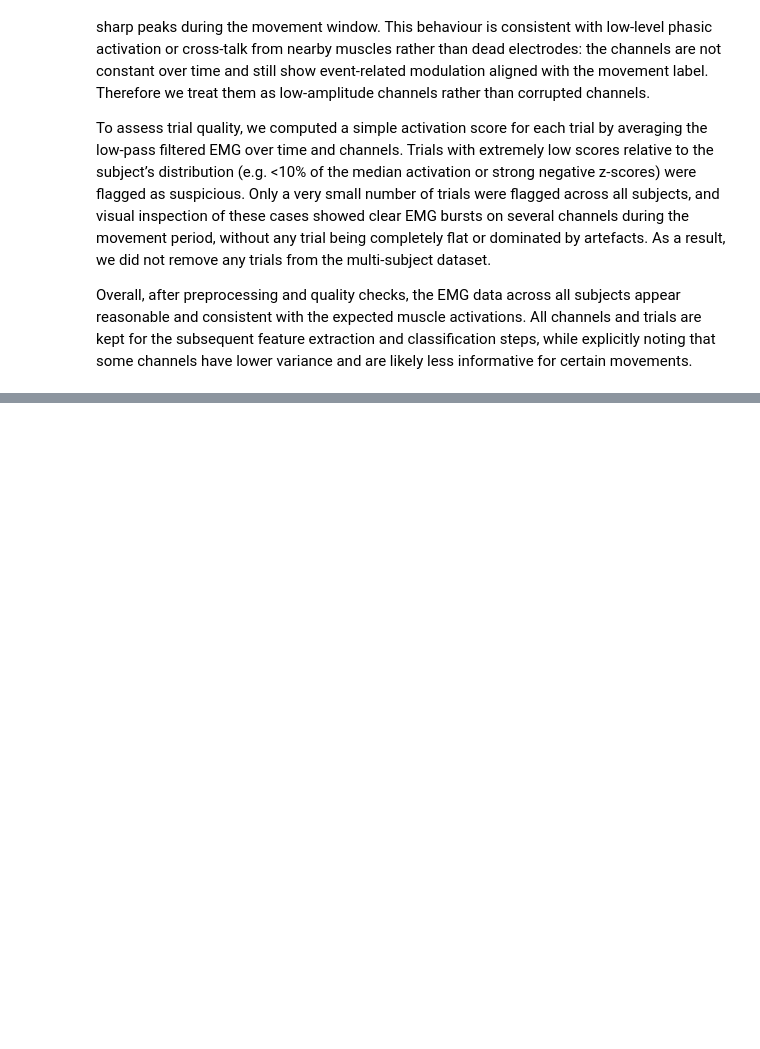
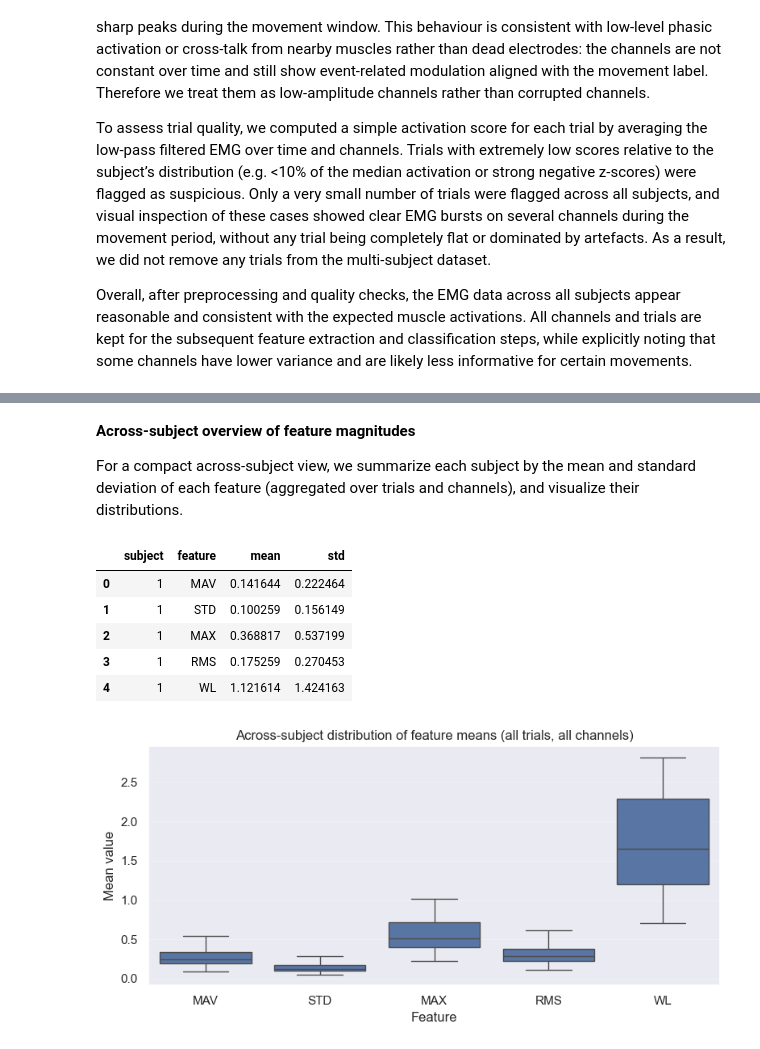
Before and after one commit to EliesAMilliti/NSSP_P2, a Jupyter notebook: part2.ipynb, the cells around one changed output, grey strips where cells are left out. Saved outputs shown, nothing was run; the diff lists cells and outputs as text; code cells hidden in the pictures; blank space fills up the shorter version.

```diff
--- a/part2.ipynb
+++ b/part2.ipynb
@@ -21,11 +21,29 @@ import scipy.io as sio
 from helpers import preprocess_subject
 
 current_dir = os.getcwd()
+data_root = Path(current_dir) / "Data"
+
 subject_ids = range(1, 28)  # 1..27
 subjects_preprocessed = {}
 
 for sid in subject_ids:
-    mat_path = os.path.join(current_dir, "Data", f"S{sid}", f"S{sid}_A1_E1.mat")
+    # Be robust to folder naming on different OS/file systems (e.g., Data/S2 vs Data/s2)
+    candidate_dirs = [data_root / f"S{sid}", data_root / f"s{sid}"]
+    fname = f"S{sid}_A1_E1.mat"
+
+    mat_path = None
+    for d in candidate_dirs:
+        p = d / fname
+        if p.exists():
+            mat_path = p
+            break
+
+    if mat_path is None:
+        raise FileNotFoundError(
+            f"Could not find {fname} for subject {sid}. Tried: "
+            + ", ".join(str(d / fname) for d in candidate_dirs)
+        )
+
     data = sio.loadmat(mat_path)
     subjects_preprocessed[sid] = preprocess_subject(data)
 
@@ -145,0 +206,42 @@ Overall, after preprocessing and quality checks, the EMG data across all subject
+# %% [markdown]
+**Across-subject overview of feature magnitudes**
+
+For a compact across-subject view, we summarize each subject by the mean and standard deviation of each feature (aggregated over trials and channels), and visualize their distributions.
+# %%
+
+import pandas as pd
+import seaborn as sns
+import matplotlib.pyplot as plt
+import numpy as np
+
+rows = []
+for sid in subject_ids:
+    X = subjects_trials[sid]["X_trials"]
+    for f_idx, fname in enumerate(feature_names):
+        feat = get_feature_matrix_for_feature_index(X, f_idx, n_channels)  # (n_trials, n_channels)
+        rows.append({
+            "subject": sid,
+            "feature": fname,
+            "mean": float(np.mean(feat)),
+            "std": float(np.std(feat)),
+        })
+
+df_feat_summary = pd.DataFrame(rows)
+display(df_feat_summary.head())
+
+plt.figure(figsize=(8, 4))
+sns.boxplot(data=df_feat_summary, x="feature", y="mean")
+plt.title("Across-subject distribution of feature means (all trials, all channels)")
+plt.xlabel("Feature")
+plt.ylabel("Mean value")
+plt.grid(axis="y", alpha=0.3)
+plt.tight_layout()
+plt.show()
+# %% [output]
+|  | subject | feature | mean | std |
+| 0 | 1 | MAV | 0.141644 | 0.222464 |
+| 1 | 1 | STD | 0.100259 | 0.156149 |
+| 2 | 1 | MAX | 0.368817 | 0.537199 |
+| 3 | 1 | RMS | 0.175259 | 0.270453 |
+| 4 | 1 | WL | 1.121614 | 1.424163 |
+[figure, added]
```
Also changed, not shown: parts of 27 cells of this notebook.
